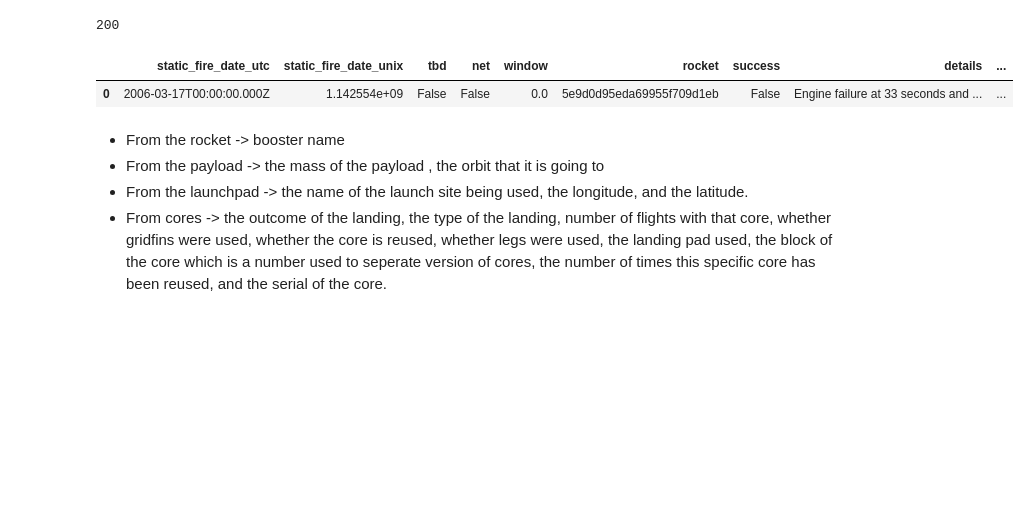
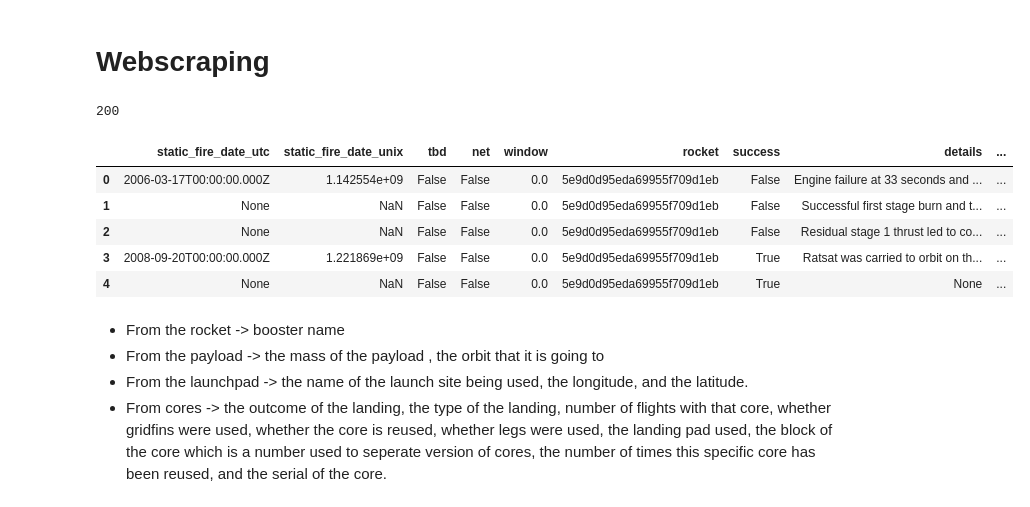
Before and after one commit to zahra-ahmadbeigloo/Predict-Falcon9-Landing, a Jupyter notebook: SpaceX.ipynb, the cells around one changed output. Drawn from its saved outputs; the diff is of its cells as text; code cells hidden in the pictures; blank space fills up the shorter version.

```diff
--- a/SpaceX.ipynb
+++ b/SpaceX.ipynb
@@ -78,6 +78,8 @@ def getCoreData(data):
             Reused.append(core['reused'])
             Legs.append(core['legs'])
             LandingPad.append(core['landpad'])
+# %% [markdown]
+# Webscraping
 # %%
 spacex_url="https://api.spacexdata.com/v4/launches/past"
 response = requests.get(spacex_url)
@@ -92,9 +92,13 @@ response = requests.get(static_json_url)
 df = pd.json_normalize(response.json())
 # %%
-df.head(1)
+df.head(5)
 # %% [output]
 |  | static_fire_date_utc | static_fire_date_unix | tbd | net | window | rocket | success | details | ... |
 | 0 | 2006-03-17T00:00:00.000Z | 1.142554e+09 | False | False | 0.0 | 5e9d0d95eda69955f709d1eb | False | Engine failure at 33 seconds and ... | ... |
+| 1 | None | NaN | False | False | 0.0 | 5e9d0d95eda69955f709d1eb | False | Successful first stage burn and t... | ... |
+| 2 | None | NaN | False | False | 0.0 | 5e9d0d95eda69955f709d1eb | False | Residual stage 1 thrust led to co... | ... |
+| 3 | 2008-09-20T00:00:00.000Z | 1.221869e+09 | False | False | 0.0 | 5e9d0d95eda69955f709d1eb | True | Ratsat was carried to orbit on th... | ... |
+| 4 | None | NaN | False | False | 0.0 | 5e9d0d95eda69955f709d1eb | True | None | ... |
 # %%
 df= df[['rocket', 'payloads', 'launchpad', 'cores', 'flight_number', 'date_utc']]
 df = df[df['cores'].map(len)==1]
```
Also changed, not shown: parts of 34 cells of this notebook.
